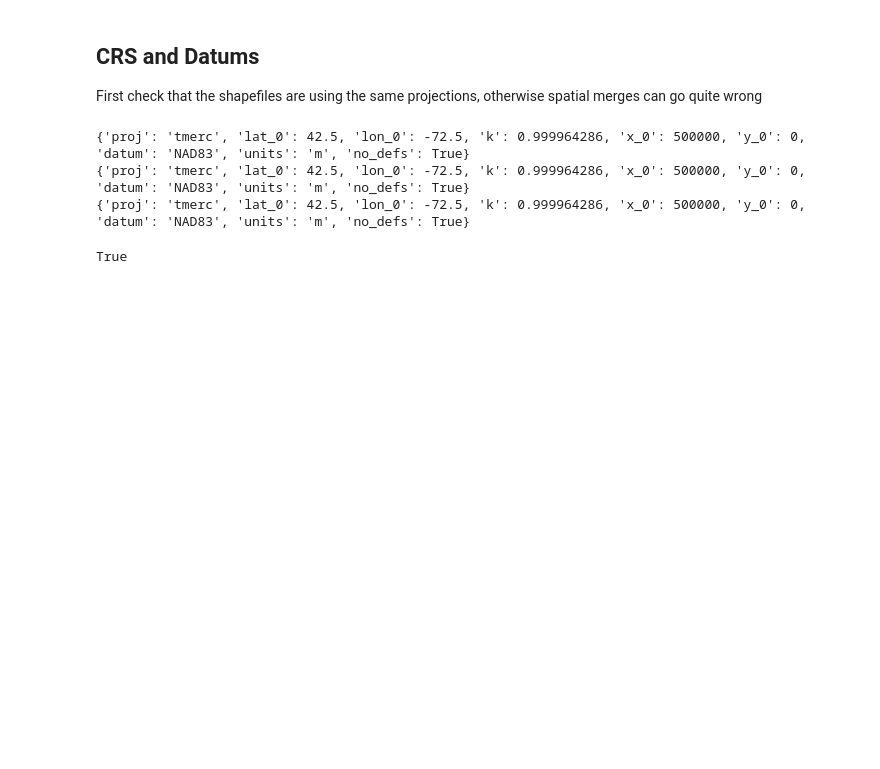
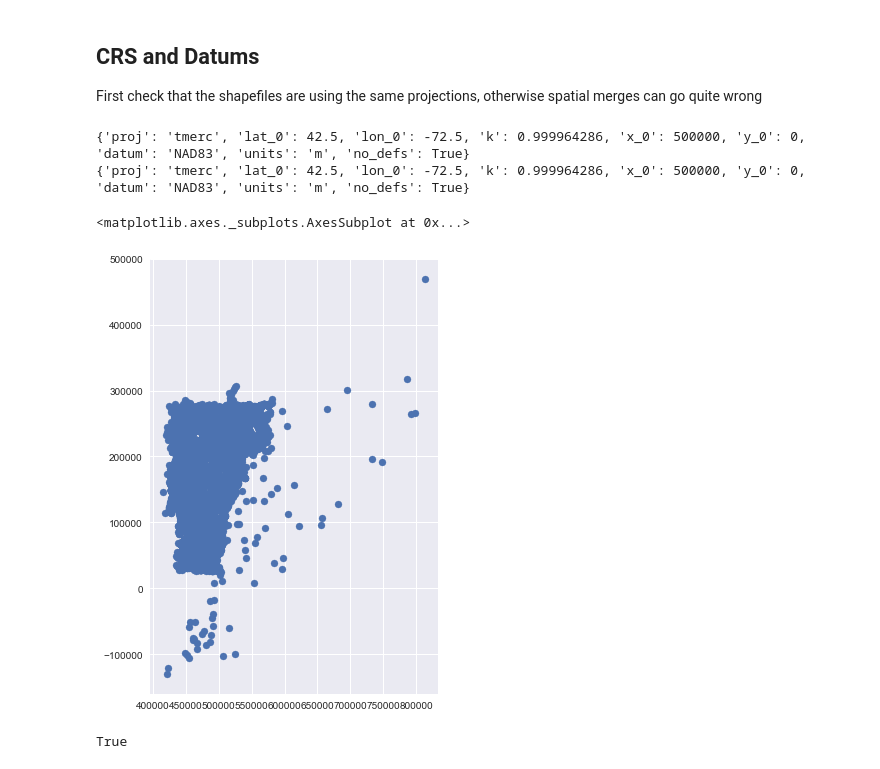
Before and after one commit to VCGI/Geopandas-Python-Library-Exploration, a Jupyter notebook: Geospatial Joins and Merges in Python.ipynb, the cells around one changed output. Cells and saved outputs as stored; diff of their text form; code cells hidden in the pictures; blank space fills up the shorter version.

```diff
--- a/Geospatial Joins and Merges in Python.ipynb
+++ b/Geospatial Joins and Merges in Python.ipynb
@@ -31,11 +30,14 @@ First check that the shapefiles are using the same projections, otherwise spatia
 # %%
 print(census.crs)
 print(waterqlt.crs)
-print(watersrc.crs)
 # %% [output]
 {'proj': 'tmerc', 'lat_0': 42.5, 'lon_0': -72.5, 'k': 0.999964286, 'x_0': 500000, 'y_0': 0, 'datum': 'NAD83', 'units': 'm', 'no_defs': True}
 {'proj': 'tmerc', 'lat_0': 42.5, 'lon_0': -72.5, 'k': 0.999964286, 'x_0': 500000, 'y_0': 0, 'datum': 'NAD83', 'units': 'm', 'no_defs': True}
-{'proj': 'tmerc', 'lat_0': 42.5, 'lon_0': -72.5, 'k': 0.999964286, 'x_0': 500000, 'y_0': 0, 'datum': 'NAD83', 'units': 'm', 'no_defs': True}
+# %%
+waterqlt.plot()
+# %% [output]
+<matplotlib.axes._subplots.AxesSubplot at 0x...>
+[figure, added]
 # %%
 # another way to check if they are using teh same
 census.crs == waterqlt.crs
```
Also changed, not shown: parts of 6 cells of this notebook.
